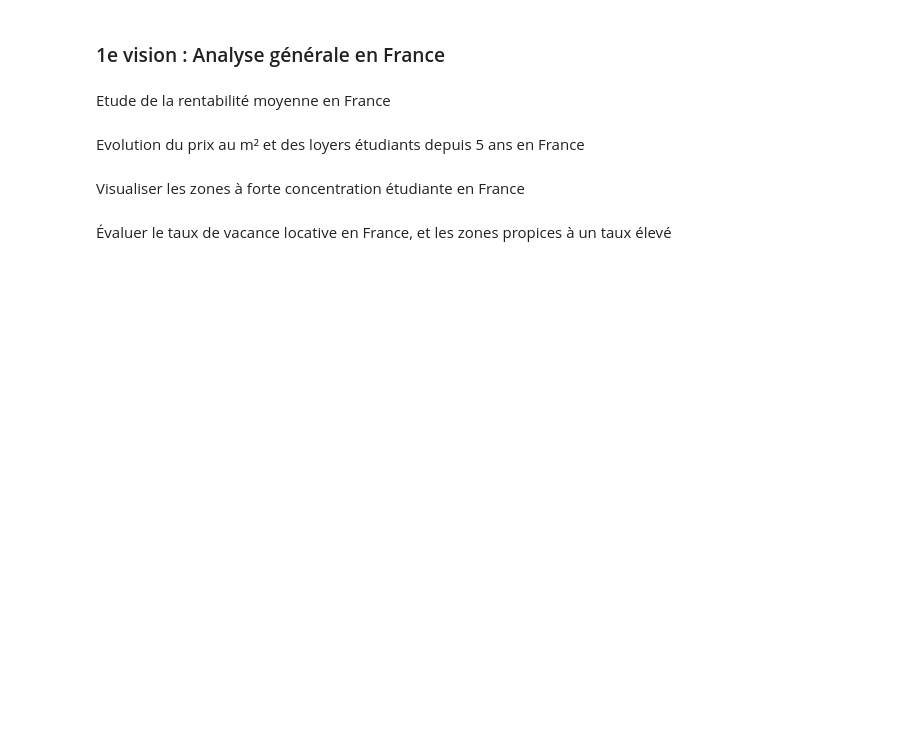
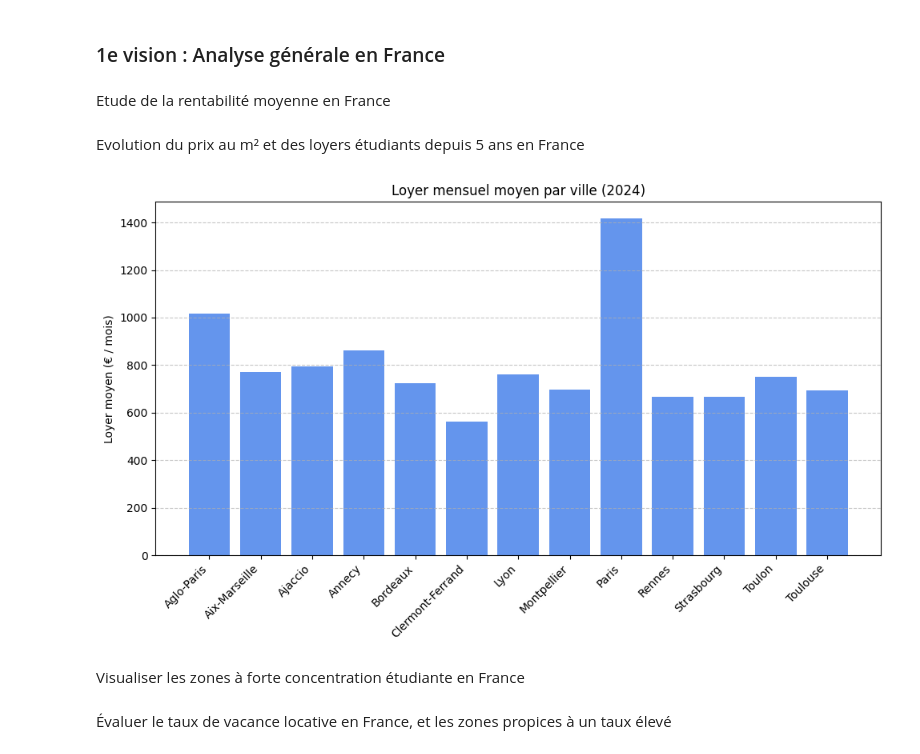
Before and after one commit to adam2504/Analyse_Donnees_Foncieres, a Jupyter notebook: notebook_axel.ipynb, the cells around one changed output. Cells and saved outputs as stored; diff of their text form; code cells hidden in the pictures; blank space fills up the shorter version.

Commit message:
chemin d'accès (hugging face)

```diff
--- a/notebook_axel.ipynb
+++ b/notebook_axel.ipynb
@@ -67,46 +71,62 @@ print("Partie Valentine")
 # %% [markdown]
 Evolution du prix au m² et des loyers étudiants depuis 5 ans en France
 # %%
-print("Partie Axel")
+# ======================================================================
+# VERSION IDENTIQUE À TON CODE, MAIS FONCTIONNELLE AVEC LE LIEN HUGGINGFACE
+# ======================================================================
 
-# --- Dossier contenant les fichiers CSV ---
-folder = r"C:\Users\axelt\OneDrive\Bureau\ECOLE\ING 4\Data Science\PROJET\data_loyer"
 
-# Vérification du dossier
+
+# --- Étape 1 : Télécharger et extraire le dossier temporairement ---
+url_zip = "https://huggingface.co/datasets/analysedonneesfoncieresdata/analyse_fonciere_data/resolve/main/data_loyer.zip"
+folder = "data_loyer"
+
+response = requests.get(url_zip)
+if response.status_code == 200:
+    with zipfile.ZipFile(BytesIO(response.content)) as zip_ref:
+        zip_ref.extractall(folder)
+else:
+    raise Exception(f"❌ Erreur lors du téléchargement (code {response.status_code})")
+
+# --- Vérification du dossier ---
 if not os.path.exists(folder):
     raise FileNotFoundError(f"❌ Dossier introuvable : {folder}")
-else:
-    print(f"✅ Dossier trouvé : {folder}")
+
 
 # --- Liste pour stocker les données de chaque ville ---
 all_data = []
 
 # --- Lecture de tous les fichiers CSV ---
 for file in os.listdir(folder):
     if file.endswith(".csv"):
         city_name = file.split("_")[-1].replace(".csv", "")  # extrait le nom de la ville
         df = pd.read_csv(os.path.join(folder, file), sep=";", encoding="ISO-8859-1")
 
         # Calcul du loyer moyen mensuel
         if "moyenne_loyer_mensuel" in df.columns:
-            mean_rent = df["moyenne_loyer_mensuel"].dropna().astype(float).mean()
+            # Remplacement de la virgule par un point pour éviter les erreurs de conversion
+            df["moyenne_loyer_mensuel"] = df["moyenne_loyer_mensuel"].astype(str).str.replace(",", ".")
+            df["moyenne_loyer_mensuel"] = pd.to_numeric(df["moyenne_loyer_mensuel"], errors="coerce")
+            mean_rent = df["moyenne_loyer_mensuel"].dropna().mean()
             all_data.append({"Ville": city_name, "Loyer_moyen": mean_rent})
 
 # --- Création du DataFrame final ---
 df_villes = pd.DataFrame(all_data)
 
 # --- Tri par ordre alphabétique des villes ---
 df_villes = df_villes.sort_values(by="Ville")
 
 # --- Visualisation ---
 plt.figure(figsize=(10,6))
 plt.bar(df_villes["Ville"], df_villes["Loyer_moyen"], color='cornflowerblue')
 plt.title("Loyer mensuel moyen par ville (2024)")
 plt.ylabel("Loyer moyen (€ / mois)")
 plt.xticks(rotation=45, ha="right")
 plt.grid(axis='y', linestyle='--', alpha=0.7)
 plt.tight_layout()
 plt.show()
+# %% [output]
+[figure, added]
 # %% [markdown]
 Visualiser les zones à forte concentration étudiante en France
 # %%
```
Also changed, not shown: parts of 1 cell of this notebook, 14 other files.
